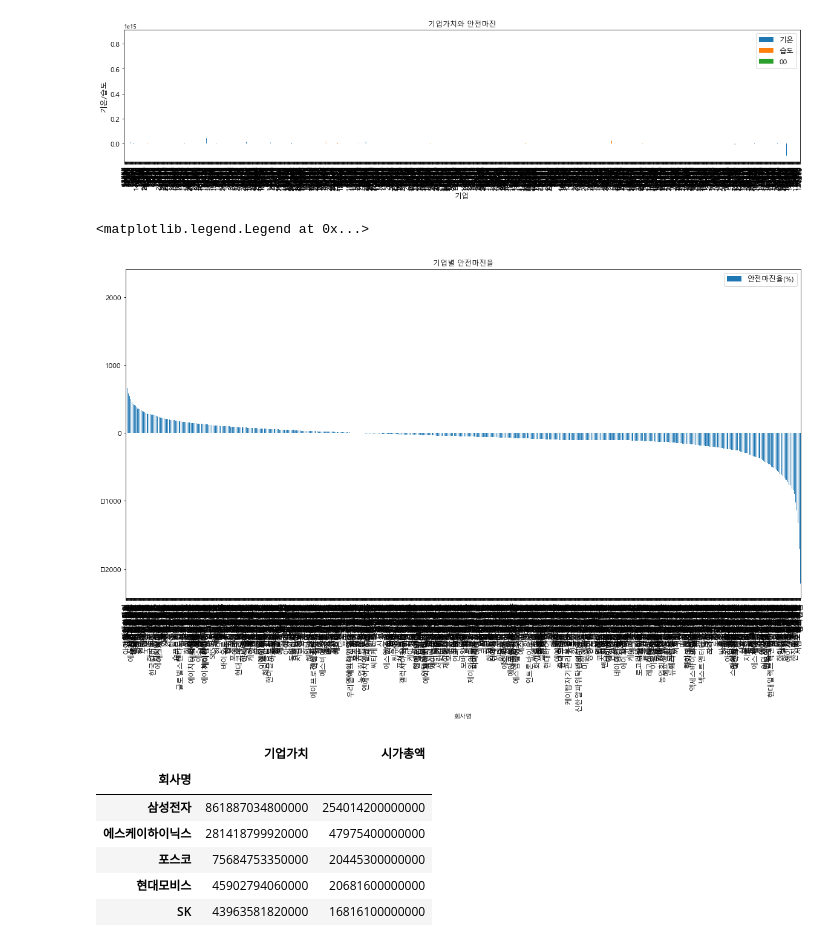
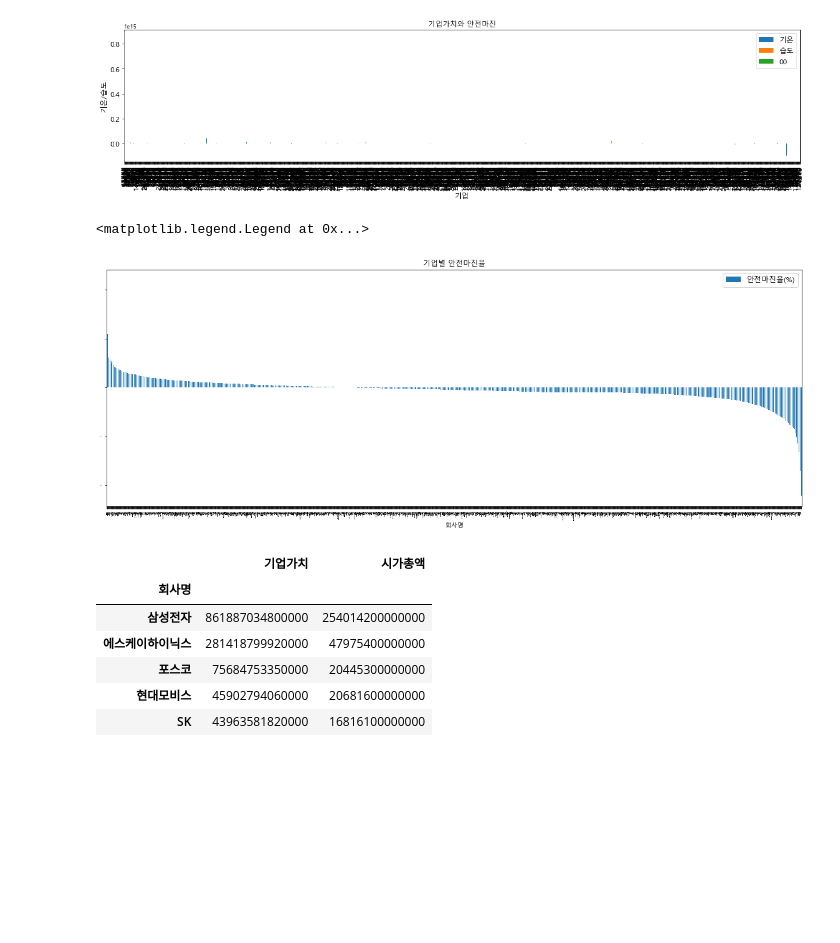
Before and after one commit to wjlee0908/korean-stock-margin, a Jupyter notebook: graph.ipynb, the cells around one changed output. Saved outputs shown, nothing was run; the diff lists cells and outputs as text; code cells hidden in the pictures; blank space fills up the shorter version.

Commit message:
add graph

```diff
--- a/graph.ipynb
+++ b/graph.ipynb
@@ -47,12 +47,12 @@ plt.show()
 # %%
 margin_df = df[["회사명","안전마진율"]]
 margin_df = margin_df.set_index("회사명")
 margin_df
-ax = margin_df.plot(kind='bar', figsize=(20, 10), title='기업별 안전마진율', legend=True, fontsize=12)
+ax = margin_df.plot(kind='bar', figsize=(20, 7), title='기업별 안전마진율', legend=True, fontsize=1)
 ax.legend(['안전마진율(%)'], fontsize=12)    # 범례 지정
 # %% [output]
 <matplotlib.legend.Legend at 0x...>
-[figure, old version]
+[figure, new version]
 # %%
 value_df = df[["회사명", "기업가치", "시가총액"]]
 value_df = value_df.set_index("회사명")
```
Also changed, not shown: parts of 3 cells of this notebook, 5 other files.
